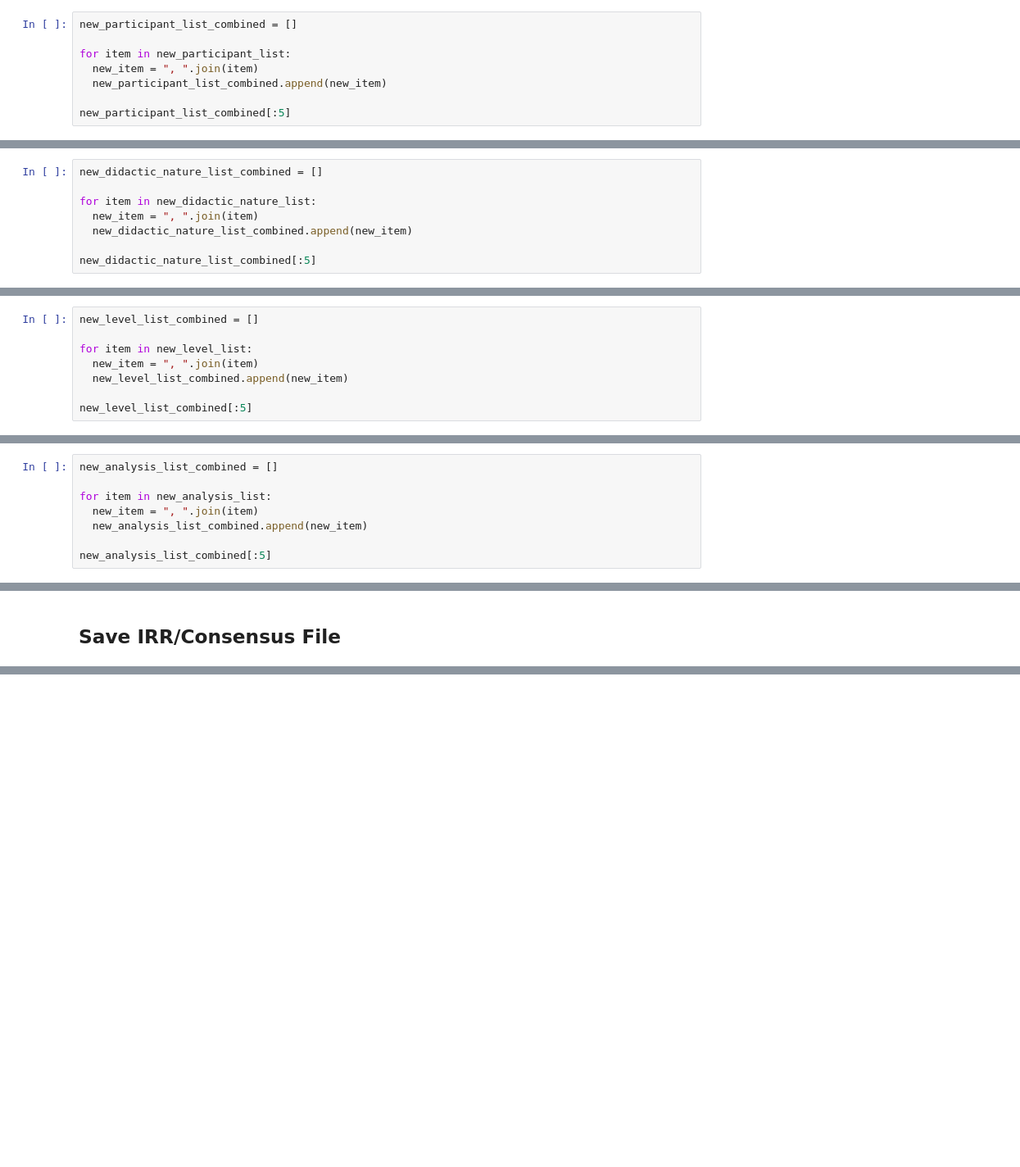
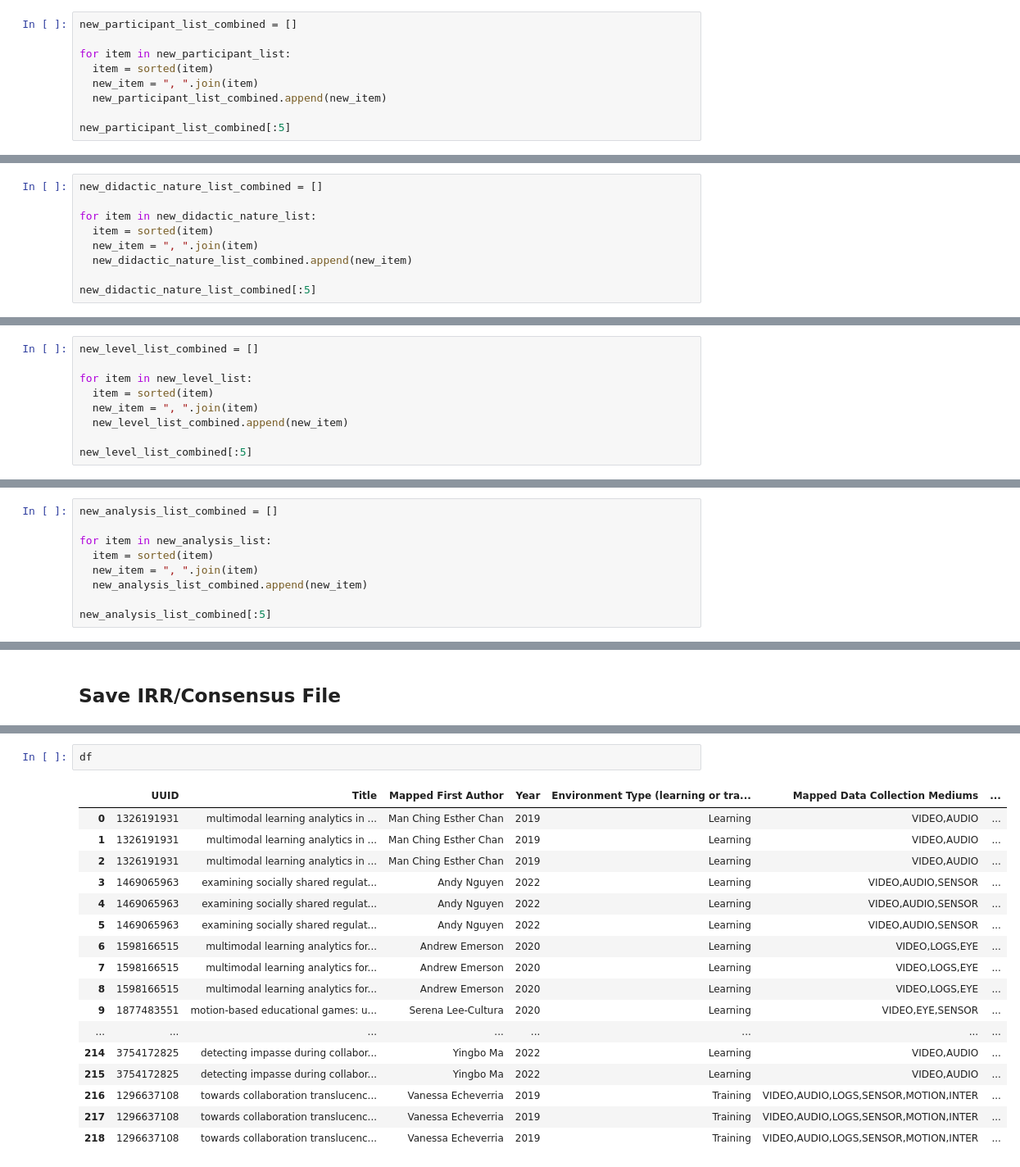
Before and after one commit to claytoncohn/MMLTE, a Jupyter notebook: 20231104_S18_consensus.ipynb, the cells around one changed output, grey strips where cells are left out. Shown at 82% size. Drawn from its saved outputs; the diff is of its cells as text; blank space fills up the shorter version.

```diff
--- a/20231104_S18_consensus.ipynb
+++ b/20231104_S18_consensus.ipynb
@@ -231,6 +233,7 @@ new_participant_list[:5]
 new_participant_list_combined = []
 
 for item in new_participant_list:
+  item = sorted(item)
   new_item = ", ".join(item)
   new_participant_list_combined.append(new_item)
 
@@ -305,6 +308,7 @@ new_didactic_nature_list[:5]
 new_didactic_nature_list_combined = []
 
 for item in new_didactic_nature_list:
+  item = sorted(item)
   new_item = ", ".join(item)
   new_didactic_nature_list_combined.append(new_item)
 
@@ -385,6 +389,7 @@ new_level_list[:5]
 new_level_list_combined = []
 
 for item in new_level_list:
+  item = sorted(item)
   new_item = ", ".join(item)
   new_level_list_combined.append(new_item)
 
@@ -459,6 +464,7 @@ new_analysis_list[:5]
 new_analysis_list_combined = []
 
 for item in new_analysis_list:
+  item = sorted(item)
   new_item = ", ".join(item)
   new_analysis_list_combined.append(new_item)
 
@@ -511,0 +535,20 @@ Analysis Approach {'MB, MF', 'MF, MB', 'MF', 'MB'}
+# %%
+df
+# %% [output]
+|  | UUID | Title | Mapped First Author | Year | Environment Type (learning or tra... | Mapped Data Collection Mediums | ... |
+| 0 | 1326191931 | multimodal learning analytics in ... | Man Ching Esther Chan | 2019 | Learning | VIDEO,AUDIO | ... |
+| 1 | 1326191931 | multimodal learning analytics in ... | Man Ching Esther Chan | 2019 | Learning | VIDEO,AUDIO | ... |
+| 2 | 1326191931 | multimodal learning analytics in ... | Man Ching Esther Chan | 2019 | Learning | VIDEO,AUDIO | ... |
+| 3 | 1469065963 | examining socially shared regulat... | Andy Nguyen | 2022 | Learning | VIDEO,AUDIO,SENSOR | ... |
+| 4 | 1469065963 | examining socially shared regulat... | Andy Nguyen | 2022 | Learning | VIDEO,AUDIO,SENSOR | ... |
+| 5 | 1469065963 | examining socially shared regulat... | Andy Nguyen | 2022 | Learning | VIDEO,AUDIO,SENSOR | ... |
+| 6 | 1598166515 | multimodal learning analytics for... | Andrew Emerson | 2020 | Learning | VIDEO,LOGS,EYE | ... |
+| 7 | 1598166515 | multimodal learning analytics for... | Andrew Emerson | 2020 | Learning | VIDEO,LOGS,EYE | ... |
+| 8 | 1598166515 | multimodal learning analytics for... | Andrew Emerson | 2020 | Learning | VIDEO,LOGS,EYE | ... |
+| 9 | 1877483551 | motion-based educational games: u... | Serena Lee-Cultura | 2020 | Learning | VIDEO,EYE,SENSOR | ... |
+| ... | ... | ... | ... | ... | ... | ... | ... |
+| 214 | 3754172825 | detecting impasse during collabor... | Yingbo Ma | 2022 | Learning | VIDEO,AUDIO | ... |
+| 215 | 3754172825 | detecting impasse during collabor... | Yingbo Ma | 2022 | Learning | VIDEO,AUDIO | ... |
+| 216 | 1296637108 | towards collaboration translucenc... | Vanessa Echeverria | 2019 | Training | VIDEO,AUDIO,LOGS,SENSOR,MOTION,INTER | ... |
+| 217 | 1296637108 | towards collaboration translucenc... | Vanessa Echeverria | 2019 | Training | VIDEO,AUDIO,LOGS,SENSOR,MOTION,INTER | ... |
+| 218 | 1296637108 | towards collaboration translucenc... | Vanessa Echeverria | 2019 | Training | VIDEO,AUDIO,LOGS,SENSOR,MOTION,INTER | ... |
```
Also changed, not shown: parts of 6 cells of this notebook, 2 other files.
